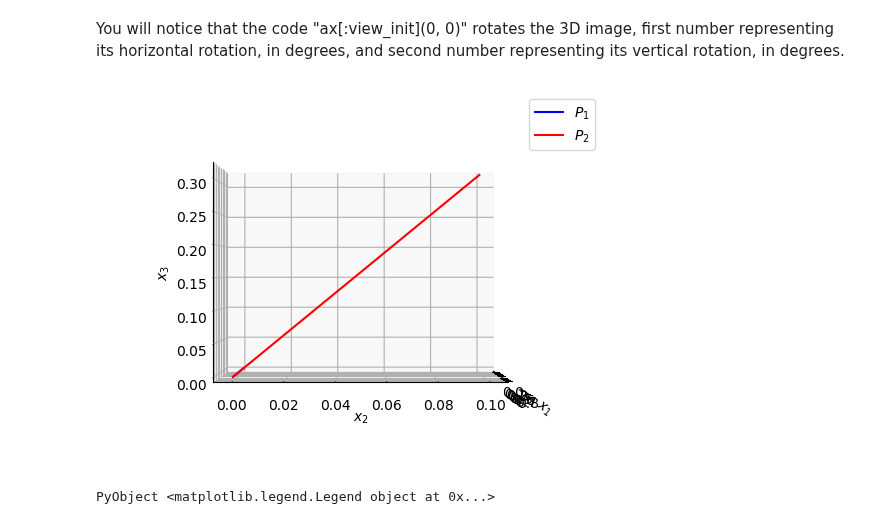
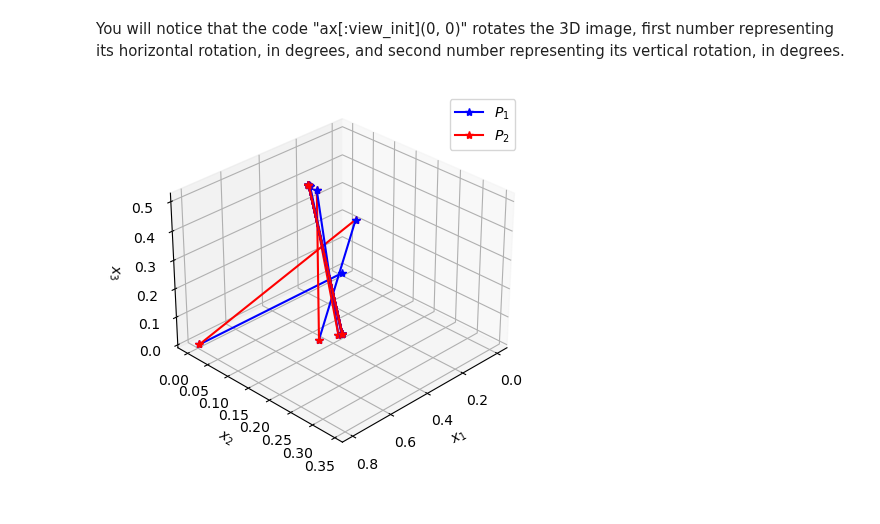
Before and after one commit to GabrielFGentil/Opinion-Dyn-Games-under-OSAC, a Jupyter notebook: Section_IIIC/SIIIC_note.ipynb, the cells around one changed output. Saved outputs shown, nothing was run; the diff lists cells and outputs as text; code cells hidden in the pictures.

```diff
--- a/Section_IIIC/SIIIC_note.ipynb
+++ b/Section_IIIC/SIIIC_note.ipynb
@@ -78,8 +87,8 @@ extra_plot(x_os,targets,K_f)
 # %% [markdown]
 You will notice that the code "ax[:view_init](0, 0)" rotates the 3D image, first number representing its horizontal rotation, in degrees, and second number representing its vertical rotation, in degrees.
 # %%
-extra_3Dplot(x_plot)
-ax[:view_init](0, 0)
+h = 45
+v = 30
+extra_3Dplot(x_plot, v, h, K_f)
 # %% [output]
-[figure, old version]
+[figure, new version]
-PyObject <matplotlib.legend.Legend object at 0x...>
```
Also changed, not shown: parts of 4 cells of this notebook.
